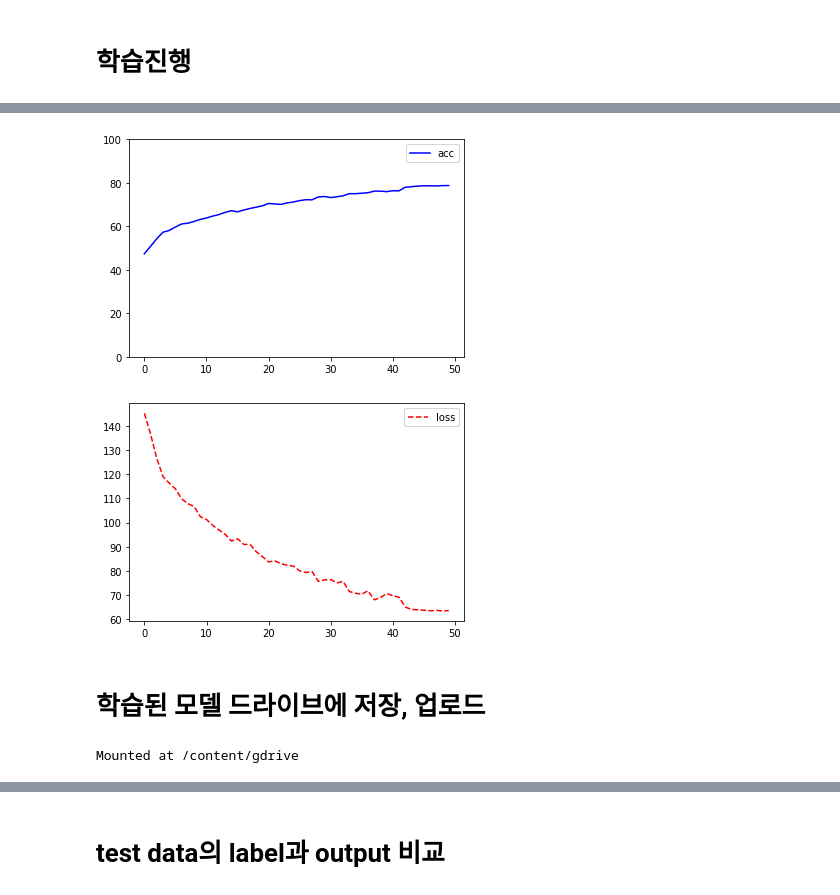
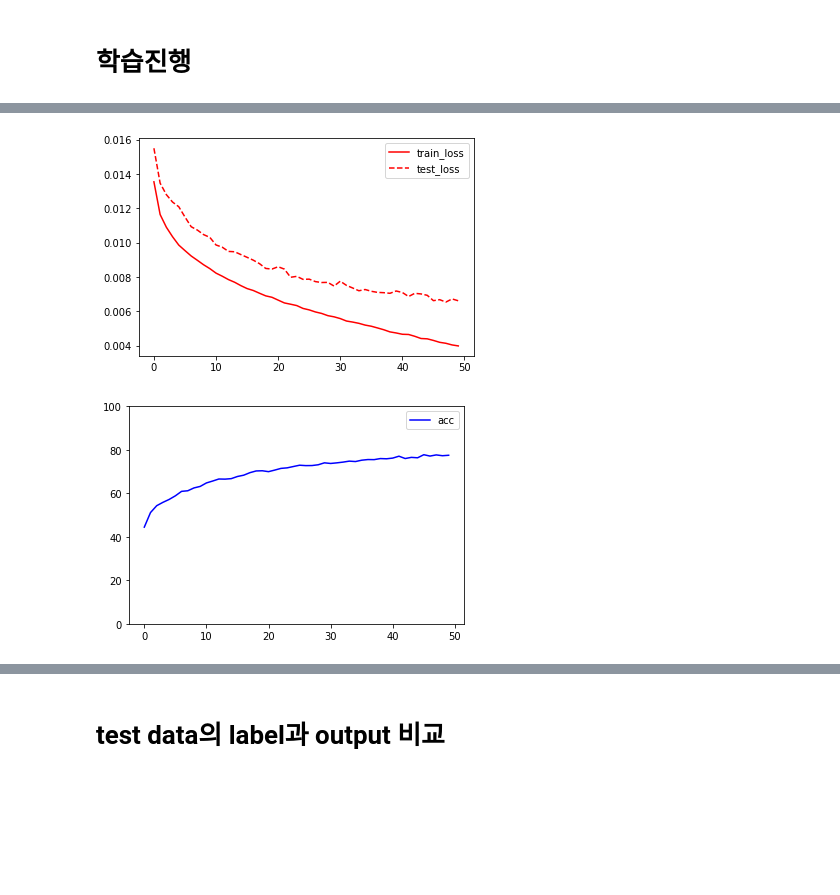
Before and after one commit to Hansanghyun-github/simple_VIT, a Jupyter notebook: simple_VIT.ipynb, the cells around one changed output, grey strips where cells are left out. Saved outputs shown, nothing was run; the diff lists cells and outputs as text; code cells hidden in the pictures; blank space fills up the shorter version.

Commit message:
Colaboratory를 통해 생성됨

```diff
--- a/simple_VIT.ipynb
+++ b/simple_VIT.ipynb
@@ -136,10 +129,8 @@ MIN_NUM_PATCHES = 16
 class ViT(nn.Module):
   def __init__(self, *, image_size, patch_size, num_classes, dim, depth, heads, mlp_dim, channels=3, dropout=0., emb_dropout=0.):
     super().__init__()
-    assert image_size % patch_size == 0, "image size must be divisible for the patch size"
     num_patches = (image_size // patch_size) ** 2
     patch_dim = channels * patch_size**2
-    assert num_patches >= MIN_NUM_PATCHES,  f'your number of patches ({num_patches}) is way too small for attention to be effective. try decreasing your patch size'
 
     self.patch_size = patch_size
 
@@ -266,16 +286,14 @@ scheduler = optim.lr_scheduler.ReduceLROnPlateau(optimizer, 'min', patience=3, v
 # %% [markdown]
 # train, test 함수
 # %%
-def train(epoch):
-  print('\nEpoch: %d' % epoch)
+def train():
   net.train()
   train_loss = 0
-  correct = 0
-  total = 0
 
   for batch_idx, (inputs, targets) in enumerate(trainloader):
 
     inputs, targets = inputs.to(device), targets.to(device)
+
     optimizer.zero_grad()
     outputs = net(inputs)
     loss = criterion(outputs, targets)
@@ -283,15 +301,10 @@ def train(epoch):
     optimizer.step()
 
     train_loss += loss.item()
-    _, predicted = outputs.max(1)
-    total += targets.size(0)
-    correct += predicted.eq(targets).sum().item()
 
-  return train_loss/(batch_idx+1)
+  return train_loss
 # %%
-import time
-def test(epoch):
-  global best_acc
+def test():
   net.eval()
   test_loss = 0
   correct = 0
@@ -311,18 +324,23 @@ def test(epoch):
   scheduler.step(test_loss)
   acc = 100. * correct/total
 
-  if acc > best_acc:
-    print("Best accuracy: {}".format(acc))
+  print("Accuracy: {}".format(acc))
   return test_loss, acc
 # %% [markdown]
 # 학습진행
 # %%
+len_trainset = len(trainset)
+len_testset = len(testset)
 
-list_loss = []
+list_train_loss = []
+list_test_loss = []
 list_acc = []
+
 for epoch in range(n_epochs):
-  train(epoch)
-  val_loss, val_acc = test(epoch)
+  print('\nEpoch: %d' % epoch)
+  train_loss = train()
+  val_loss, val_acc = test()
 
-  list_loss.append(val_loss)
+  list_train_loss.append(train_loss/len_trainset)
+  list_test_loss.append(val_loss/len_testset)
   list_acc.append(val_acc)
@@ -329,19 +365,13 @@ for epoch in range(n_epochs):
 # %%
 %matplotlib inline
+plt.plot(list_train_loss, label = "train_loss", color = 'red')
+plt.plot(list_test_loss, label = "test_loss", color = 'red', linestyle = "--")
+plt.legend(loc = 0)
+plt.show()
 plt.plot(list_acc, label = "acc", color = 'blue')
 plt.ylim(0,100)
 plt.legend(loc = 0)
 plt.show()
-plt.plot(list_loss, label = "loss", color = 'red', linestyle = "--")
-plt.legend(loc = 0)
-plt.show()
 # %% [output]
-[figure, old version]
+[figure, new version]
-[figure, old version]
+[figure, new version]
-# %% [markdown]
-# 학습된 모델 드라이브에 저장, 업로드
-# %%
-from google.colab import drive
-drive.mount('/content/gdrive')
-# %% [output]
-Mounted at /content/gdrive
```
Also changed, not shown: parts of 22 cells of this notebook.
